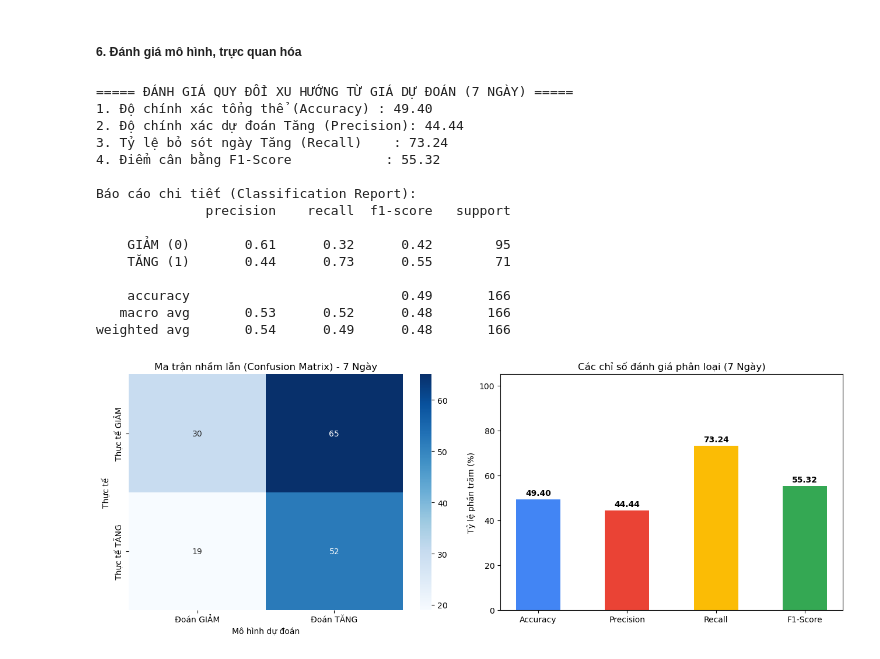
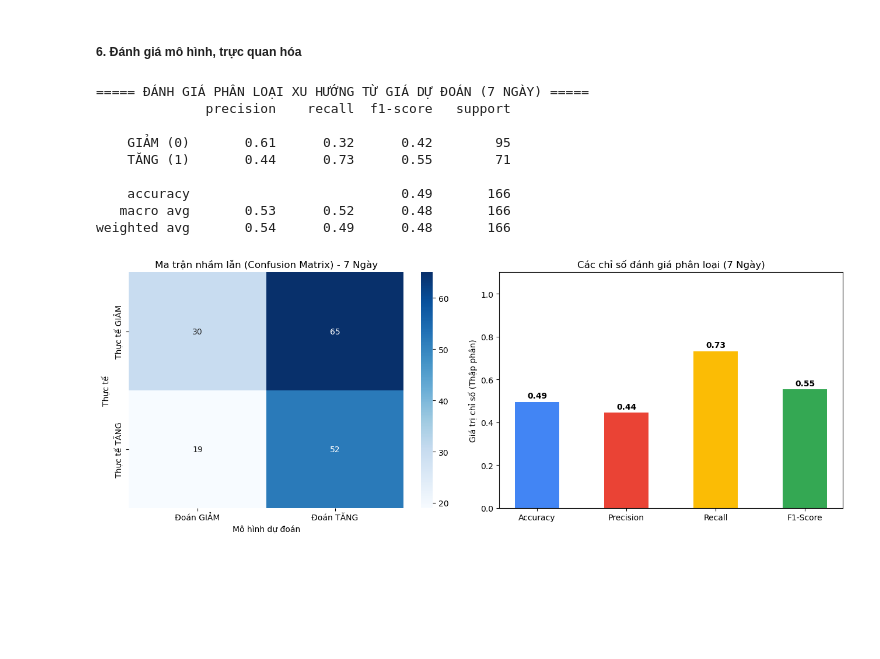
Before and after one commit to ducnguyen1403/xgboost, a Jupyter notebook: xgboost.ipynb, the cells around one changed output. Saved outputs shown, nothing was run; the diff lists cells and outputs as text; code cells hidden in the pictures; blank space fills up the shorter version.

```diff
--- a/xgboost.ipynb
+++ b/xgboost.ipynb
@@ -60,14 +61,27 @@ dates = df_clean['Date']
 # %% [markdown]
 ##### 4. Chia dữ liệu testing/training
 # %%
+# Chia dữ liệu
 train_size = int(len(X) * 0.8)
 
-X_train, X_test = X.iloc[:train_size], X.iloc[train_size:]
-y_train_price, y_test_price = y_price.iloc[:train_size], y_price.iloc[train_size:]
+X_train_raw = X.iloc[:train_size]
+X_test_raw = X.iloc[train_size:]
 
-# Giữ lại giá hiện tại của tập test để phục vụ việc chuyển đổi nhãn xu hướng ở ô sau
+y_train_price = y_price.iloc[:train_size]
+y_test_price = y_price.iloc[train_size:]
+
 y_test_current = y_current.iloc[train_size:]
 test_dates = dates.iloc[train_size:]
+# %%
+scaler = StandardScaler()
+
+# Chỉ fit trên tập huấn luyện để tránh rò rỉ dữ liệu (Data Leakage)
+X_train_scaled = scaler.fit_transform(X_train_raw)
+X_test_scaled = scaler.transform(X_test_raw)
+
+# Chuyển về dạng DataFrame để giữ lại tên thuộc tính
+X_train = pd.DataFrame(X_train_scaled, columns=X.columns)
+X_test = pd.DataFrame(X_test_scaled, columns=X.columns)
 # %% [markdown]
 ##### 5. Huấn luyện mô hình
 # %%
@@ -99,22 +113,10 @@ precision = precision_score(actual_trend, predicted_trend, zero_division=0)
 recall = recall_score(actual_trend, predicted_trend, zero_division=0)
 f1 = f1_score(actual_trend, predicted_trend, zero_division=0)
 
-print(f"===== ĐÁNH GIÁ QUY ĐỔI XU HƯỚNG TỪ GIÁ DỰ ĐOÁN ({N_DAYS} NGÀY) =====")
-print(f"1. Độ chính xác tổng thể (Accuracy) : {accuracy*100:.2f}")
-print(f"2. Độ chính xác dự đoán Tăng (Precision): {precision*100:.2f}")
-print(f"3. Tỷ lệ bỏ sót ngày Tăng (Recall)    : {recall*100:.2f}")
-print(f"4. Điểm cân bằng F1-Score            : {f1*100:.2f}")
-
-print("\nBáo cáo chi tiết (Classification Report):")
+print(f"===== ĐÁNH GIÁ PHÂN LOẠI XU HƯỚNG TỪ GIÁ DỰ ĐOÁN ({N_DAYS} NGÀY) =====")
 print(classification_report(actual_trend, predicted_trend, target_names=['GIẢM (0)', 'TĂNG (1)'], zero_division=0))
 # %% [output]
-===== ĐÁNH GIÁ QUY ĐỔI XU HƯỚNG TỪ GIÁ DỰ ĐOÁN (7 NGÀY) =====
-1. Độ chính xác tổng thể (Accuracy) : 49.40
-2. Độ chính xác dự đoán Tăng (Precision): 44.44
-3. Tỷ lệ bỏ sót ngày Tăng (Recall)    : 73.24
-4. Điểm cân bằng F1-Score            : 55.32
-
-Báo cáo chi tiết (Classification Report):
+===== ĐÁNH GIÁ PHÂN LOẠI XU HƯỚNG TỪ GIÁ DỰ ĐOÁN (7 NGÀY) =====
               precision    recall  f1-score   support
 
     GIẢM (0)       0.61      0.32      0.42        95
@@ -124,37 +126,36 @@ Báo cáo chi tiết (Classification Report):
    macro avg       0.53      0.52      0.48       166
 weighted avg       0.54      0.49      0.48       166
 # %%
-# 1. Tính toán ma trận nhầm lẫn (Confusion Matrix)
 cm = confusion_matrix(actual_trend, predicted_trend)
 
-# 2. Vẽ đồ thị Confusion Matrix bằng Heatmap
 plt.figure(figsize=(13, 5))
 
 # Đồ thị 1: Confusion Matrix (Bên trái)
 plt.subplot(1, 2, 1)
 sns.heatmap(cm, annot=True, fmt='d', cmap='Blues',
             xticklabels=['Đoán GIẢM', 'Đoán TĂNG'],
             yticklabels=['Thực tế GIẢM', 'Thực tế TĂNG'])
 plt.title(f'Ma trận nhầm lẫn (Confusion Matrix) - {N_DAYS} Ngày')
 plt.ylabel('Thực tế')
 plt.xlabel('Mô hình dự đoán')
 
-# Đồ thị 2: Biểu đồ cột so sánh các chỉ số (Bên phải)
+# Đồ thị 2: Biểu đồ cột các chỉ số dạng thập phân (Bên phải)
 plt.subplot(1, 2, 2)
 metrics_names = ['Accuracy', 'Precision', 'Recall', 'F1-Score']
-metrics_values = [accuracy * 100, precision * 100, recall * 100, f1 * 100]
+# Giữ nguyên giá trị gốc (0, mấy), KHÔNG nhân với 100 nữa
+metrics_values = [accuracy, precision, recall, f1]
 
 bars = plt.bar(metrics_names, metrics_values, color=['#4285F4', '#EA4335', '#FBBC05', '#34A853'], width=0.5)
-plt.ylim(0, 105)
-plt.ylabel('Tỷ lệ phần trăm (%)')
+plt.ylim(0, 1.1)  # Đổi giới hạn trục Y từ 0 đến 1.1
+plt.ylabel('Giá trị chỉ số (Thập phân)')
 plt.title(f'Các chỉ số đánh giá phân loại ({N_DAYS} Ngày)')
 
-# Hiển thị số phần trăm cụ thể trên đầu mỗi cột
+# Hiển thị số thập phân (ví dụ: 0.58) trên đầu mỗi cột
 for bar in bars:
     yval = bar.get_height()
-    plt.text(bar.get_x() + bar.get_width()/2, yval + 1, f"{yval:.2f}", ha='center', va='bottom', fontweight='bold')
+    plt.text(bar.get_x() + bar.get_width()/2, yval + 0.01, f"{yval:.2f}", ha='center', va='bottom', fontweight='bold')
 
 plt.tight_layout()
 plt.show()
 # %% [output]
-[figure, old version]
+[figure, new version]
```
Also changed, not shown: parts of 2 cells of this notebook.
